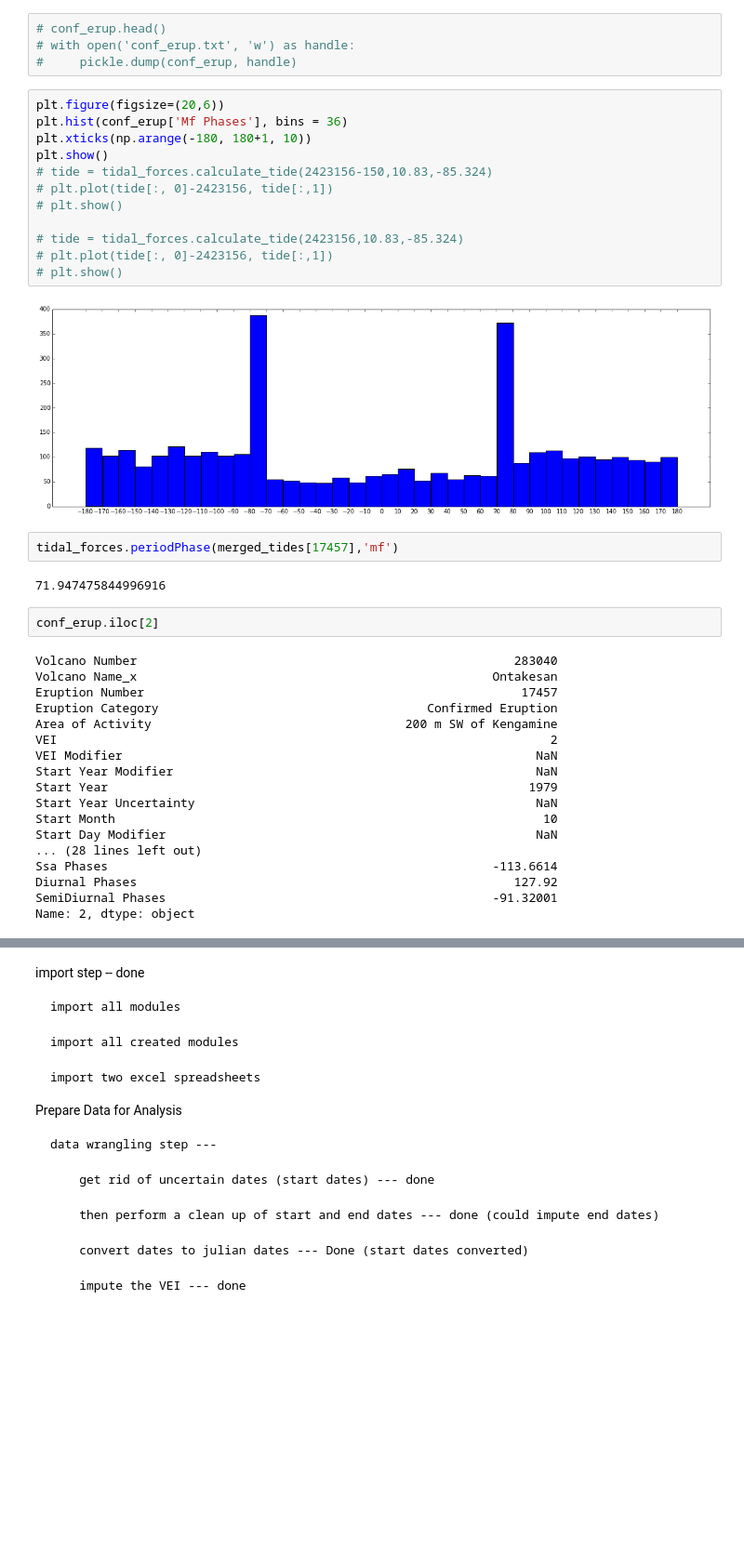
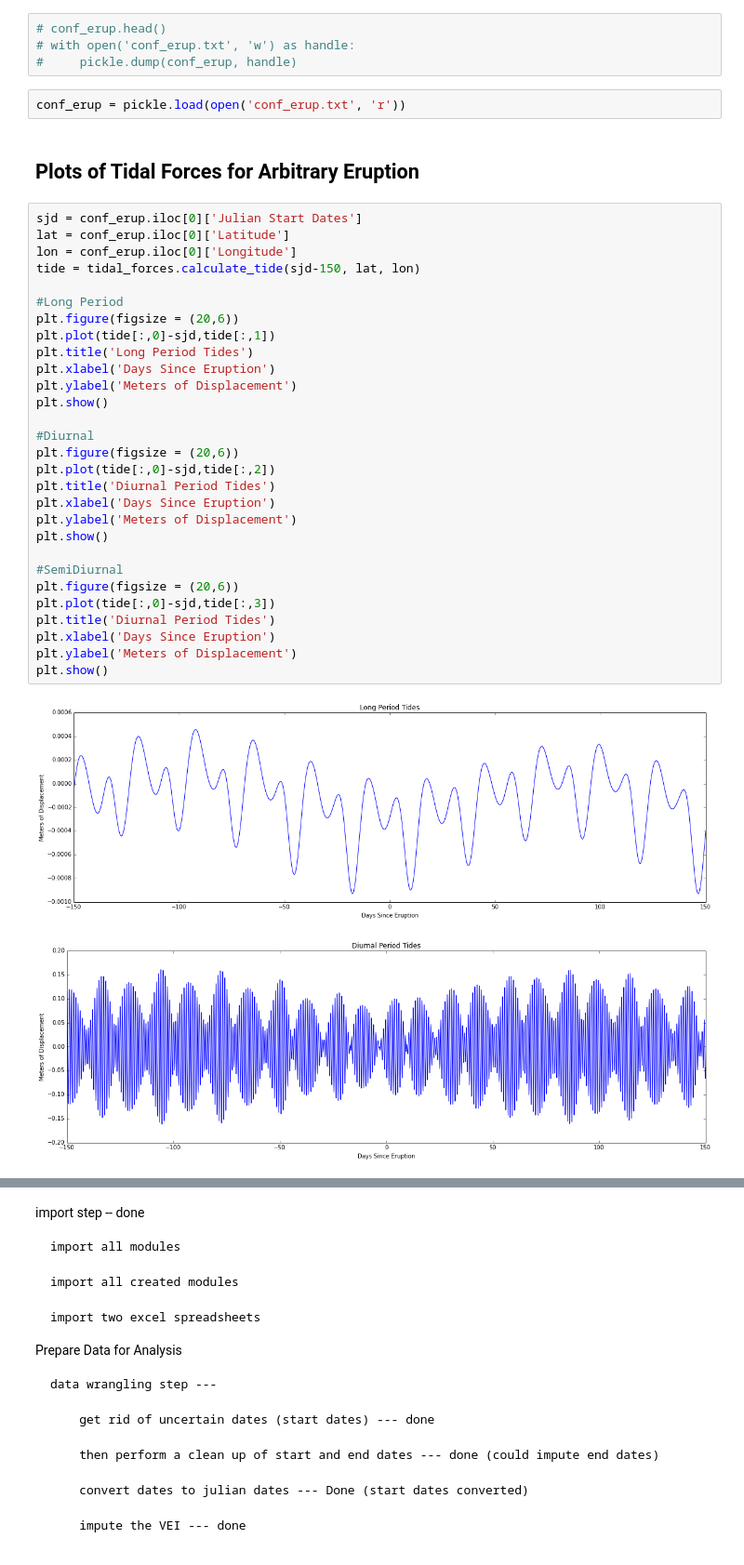
Before and after one commit to sokolo986/CS109_Volcano, a Jupyter notebook: Data CleanUp.ipynb, the cells around one changed output, grey strips where cells are left out. Shown: that part at 93% size. Cells and saved outputs as stored; diff of their text form; blank space fills up the shorter version.

Commit message:
Added Plots and Imported Data

```diff
--- a/Data CleanUp.ipynb
+++ b/Data CleanUp.ipynb
@@ -238,41 +237,39 @@ conf_erup = pd.merge(conf_erup, phases_df, on = ['Eruption Number'], how = 'left
 # conf_erup.head()
 # with open('conf_erup.txt', 'w') as handle:
 #     pickle.dump(conf_erup, handle)
-# %%
-plt.figure(figsize=(20,6))
-plt.hist(conf_erup['Mf Phases'], bins = 36)
-plt.xticks(np.arange(-180, 180+1, 10))
-plt.show()
-# tide = tidal_forces.calculate_tide(2423156-150,10.83,-85.324)
-# plt.plot(tide[:, 0]-2423156, tide[:,1])
-# plt.show()
-
-# tide = tidal_forces.calculate_tide(2423156,10.83,-85.324)
-# plt.plot(tide[:, 0]-2423156, tide[:,1])
-# plt.show()
-# %% [output]
-[figure, removed]
-# %%
-tidal_forces.periodPhase(merged_tides[17457],'mf')
-# %% [output]
-71.947475844996916
-# %%
-conf_erup.iloc[2]
-# %% [output]
-Volcano Number                                                    283040
-Volcano Name_x                                                 Ontakesan
-Eruption Number                                                    17457
-Eruption Category                                     Confirmed Eruption
-Area of Activity                                   200 m SW of Kengamine
-VEI                                                                    2
-VEI Modifier                                                         NaN
-Start Year Modifier                                                  NaN
-Start Year                                                          1979
-Start Year Uncertainty                                               NaN
-Start Month                                                           10
-Start Day Modifier                                                   NaN
-... (28 lines left out)
-Ssa Phases                                                     -113.6614
-Diurnal Phases                                                    127.92
-SemiDiurnal Phases                                             -91.32001
-Name: 2, dtype: object
+# %%
+conf_erup = pickle.load(open('conf_erup.txt', 'r'))
+# %% [markdown]
+## Plots of Tidal Forces for Arbitrary Eruption
+# %%
+sjd = conf_erup.iloc[0]['Julian Start Dates']
+lat = conf_erup.iloc[0]['Latitude']
+lon = conf_erup.iloc[0]['Longitude']
+tide = tidal_forces.calculate_tide(sjd-150, lat, lon)
+
+#Long Period
+plt.figure(figsize = (20,6))
+plt.plot(tide[:,0]-sjd,tide[:,1])
+plt.title('Long Period Tides')
+plt.xlabel('Days Since Eruption')
+plt.ylabel('Meters of Displacement')
+plt.show()
+
+#Diurnal
+plt.figure(figsize = (20,6))
+plt.plot(tide[:,0]-sjd,tide[:,2])
+plt.title('Diurnal Period Tides')
+plt.xlabel('Days Since Eruption')
+plt.ylabel('Meters of Displacement')
+plt.show()
+
+#SemiDiurnal
+plt.figure(figsize = (20,6))
+plt.plot(tide[:,0]-sjd,tide[:,3])
+plt.title('Diurnal Period Tides')
+plt.xlabel('Days Since Eruption')
+plt.ylabel('Meters of Displacement')
+plt.show()
+# %% [output]
+[figure, added]
+[figure, added]
```
Also changed, not shown: parts of 13 cells of this notebook, 4 other files.
